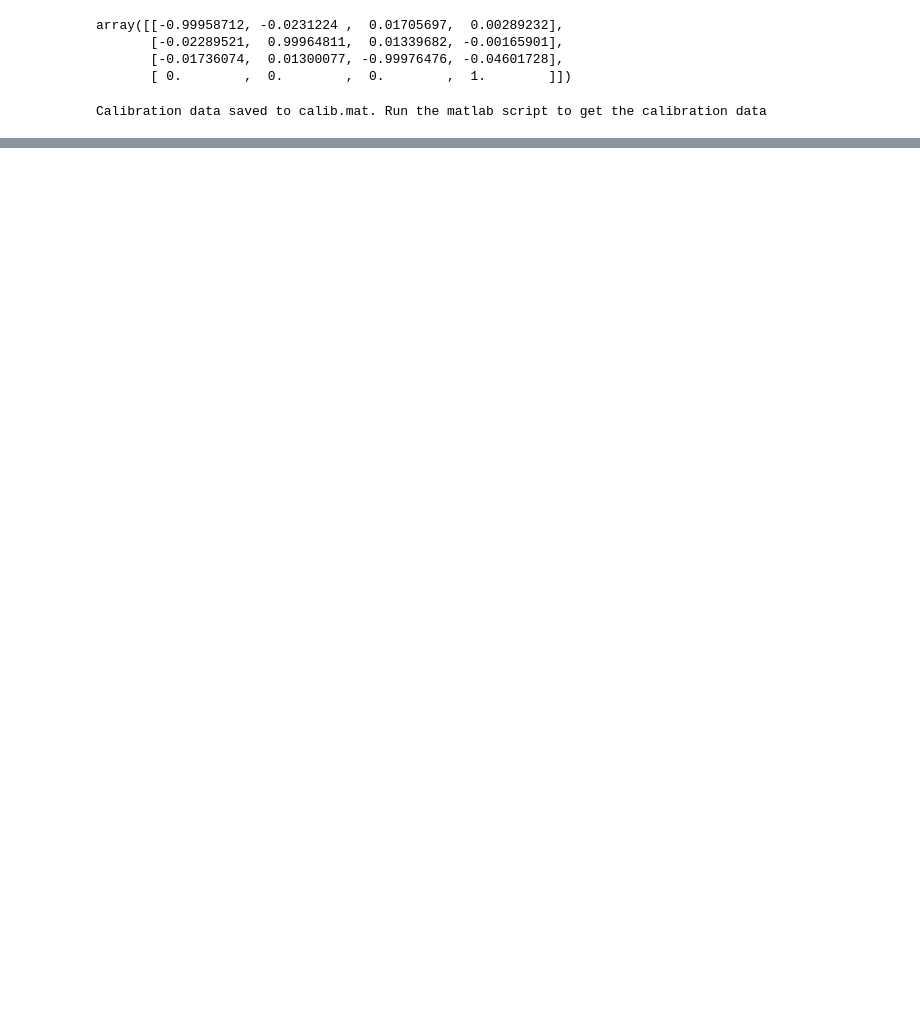
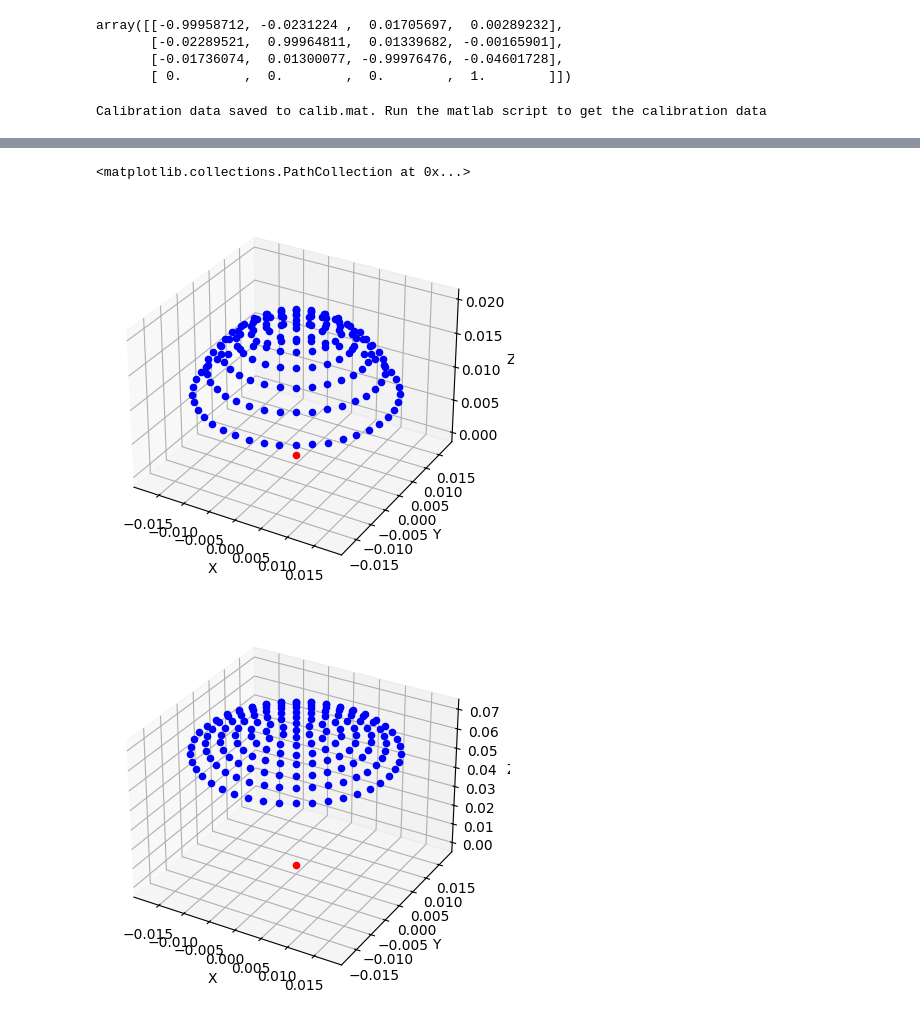
Before and after one commit to AdvancedResearchInnovationCenter/nvbts, a Jupyter notebook: cam2sensor.ipynb, the cells around one changed output, grey strips where cells are left out. Drawn from its saved outputs; the diff is of its cells as text; code cells hidden in the pictures; blank space fills up the shorter version.

```diff
--- a/cam2sensor.ipynb
+++ b/cam2sensor.ipynb
@@ -201,3 +224,16 @@ array([[-0.99958712, -0.0231224 ,  0.01705697,  0.00289232],
 calibrator.calibrate(method='matlab')
 # %% [output]
 Calibration data saved to calib.mat. Run the matlab script to get the calibration data
+# %%
+init_cond = [0, 0, 0, 0, 0, 0]
+bnds = np.array([(-0.1, 0.1), (-0.1, 0.1), (-2, 2), (-1, 1), (-1, 1), (-1, 1)])
+bnds[3:] = bnds[3:] * np.pi / 180
+
+print(bnds)
+from nvbts.calib.objective import Cam2Sensor
+from scipy.optimize import minimize
+
+cam2sensor = Cam2Sensor(camera_matrix, calibrator._2d_markers_arr, calibrator._3d_markers_arr)
+
+res = minimize(cam2sensor.obj, init_cond, bounds=bnds)
+res
@@ -203,0 +259,49 @@ Calibration data saved to calib.mat. Run the matlab script to get the calibratio
+# %%
+
+
+xyz_cam = np.linalg.inv(c2w) @ xyz_world.T
+xyz_cam = xyz_cam[:3, :].T
+
+rpy = res.x[3:]#[ 3.12858956,  0.01736161, -3.11869199]
+trans = res.x[:3]#[ 0.00289232, -0.00165901, -0.04601728]
+Rmat = R.from_euler('xyz', rpy).as_matrix()
+
+c2w = np.eye(4)
+c2w[:3, :3] = Rmat
+c2w[:3, 3] = tvec
+
+# Draw the 3D markers
+fig = plt.figure()
+ax = fig.add_subplot(111, projection='3d')
+ax.set_xlabel('X')
+ax.set_ylabel('Y')
+ax.set_zlabel('Z')
+
+# Draw the 3D markers
+for marker in calibrator._3d_markers_arr:
+    ax.scatter(marker[0], marker[1], marker[2], c='b', marker='o')
+
+ax.scatter(0, 0, 0, c='r', marker='o')
+
+fig = plt.figure()
+ax = fig.add_subplot(111, projection='3d')
+ax.set_xlabel('X')
+ax.set_ylabel('Y')
+ax.set_zlabel('Z')
+
+
+
+# Draw the 3D markers
+for marker in xyz_cam:
+    ax.scatter(marker[0], marker[1], marker[2], c='b', marker='o')
+
+ax.scatter(0, 0, 0, c='r', marker='o')
+
+# calibrator._3d_markers_arr
+
+plt.figure(figsize=(10, 10))
+plt.scatter(u, v)
+# %% [output]
+<matplotlib.collections.PathCollection at 0x...>
+[figure, added]
+[figure, added]
```
Also changed, not shown: parts of 10 cells of this notebook, 2 other files.
